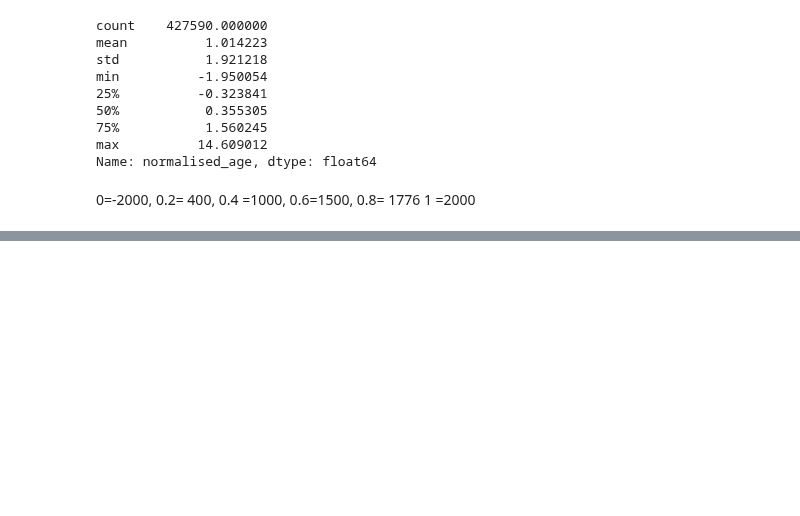
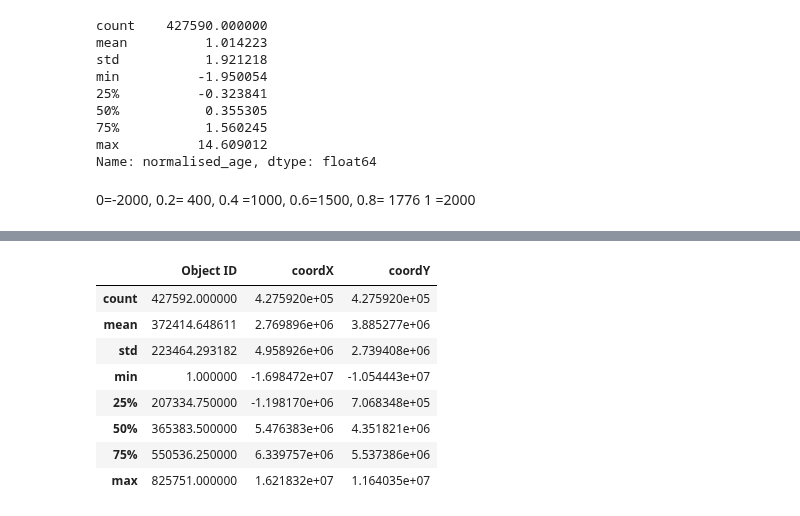
Before and after one commit to ucfnmyo/SDC_MuseumsProject, a Jupyter notebook: MISC/Cl/DBScan_Gower.ipynb, the cells around one changed output, grey strips where cells are left out. Cells and saved outputs as stored; diff of their text form; code cells hidden in the pictures; blank space fills up the shorter version.

```diff
--- a/MISC/Cl/DBScan_Gower.ipynb
+++ b/MISC/Cl/DBScan_Gower.ipynb
@@ -219,0 +213,12 @@ sum(ClusterData.medium.value_counts().head(100))/ClusterData.medium.count()
+# %%
+geocodes.describe()
+# %% [output]
+|  | Object ID | coordX | coordY |
+| count | 427592.000000 | 4.275920e+05 | 4.275920e+05 |
+| mean | 372414.648611 | 2.769896e+06 | 3.885277e+06 |
+| std | 223464.293182 | 4.958926e+06 | 2.739408e+06 |
+| min | 1.000000 | -1.698472e+07 | -1.054443e+07 |
+| 25% | 207334.750000 | -1.198170e+06 | 7.068348e+05 |
+| 50% | 365383.500000 | 5.476383e+06 | 4.351821e+06 |
+| 75% | 550536.250000 | 6.339757e+06 | 5.537386e+06 |
+| max | 825751.000000 | 1.621832e+07 | 1.164035e+07 |
```
Also changed, not shown: parts of 20 cells of this notebook, 3 other files.
